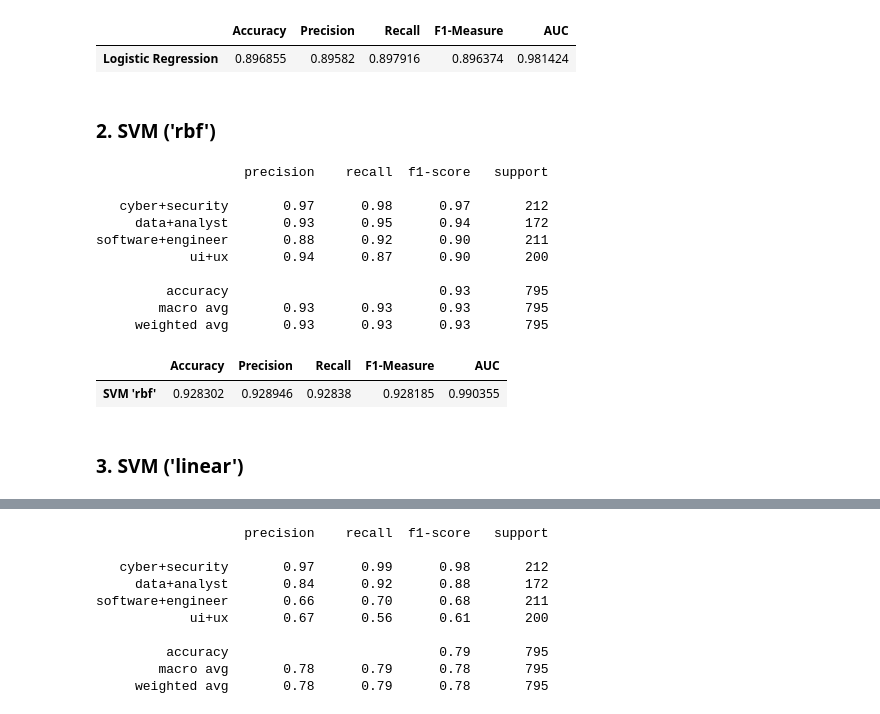
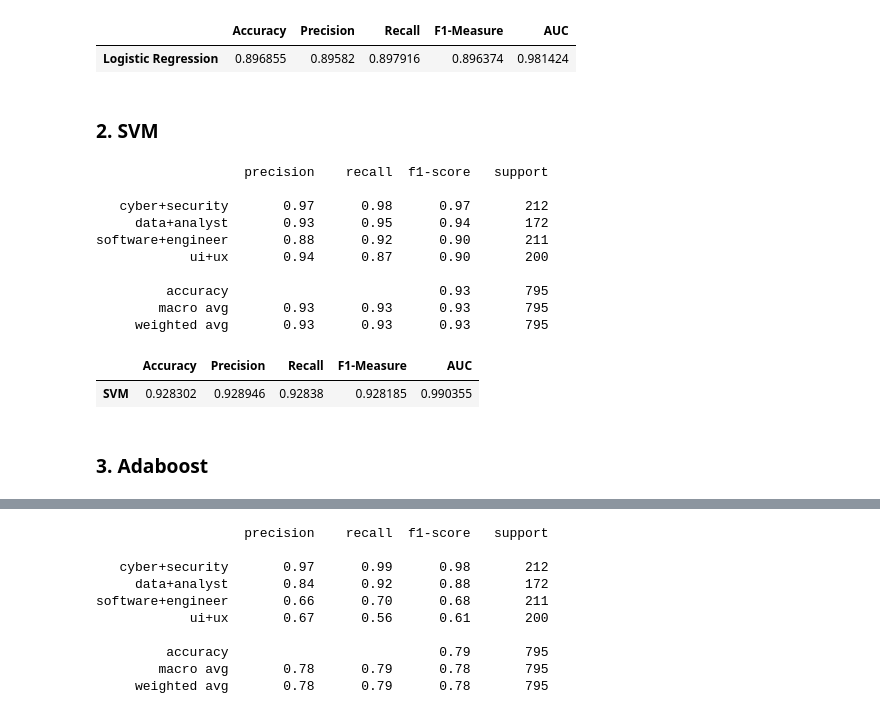
Before and after one commit to Geraldworks/BT4222, a Jupyter notebook: traditional_models_bag_difficult.ipynb, the cells around one changed output, grey strips where cells are left out. Saved outputs shown, nothing was run; the diff lists cells and outputs as text; code cells hidden in the pictures.

```diff
--- a/traditional_models_bag_difficult.ipynb
+++ b/traditional_models_bag_difficult.ipynb
@@ -97,34 +94,34 @@ software+engineer       0.86      0.84      0.85       211
 |  | Accuracy | Precision | Recall | F1-Measure | AUC |
 | Logistic Regression | 0.896855 | 0.89582 | 0.897916 | 0.896374 | 0.981424 |
 # %% [markdown]
-### 2. SVM ('rbf')
+### 2. SVM
 # %%
 svm_model = SVC(random_state = 0, kernel = "rbf", probability = True)
 svm_model.fit(X_train, y_train_encoded)
 
 svm_model_y_pred = svm_model.predict(X_test)
 svm_model_y_pred_prob = svm_model.predict_proba(X_test)
 
 print(classification_report(y_test_encoded, svm_model_y_pred, target_names = label_encoder.classes_))
 svm_accuracy = accuracy_score(y_test_encoded, svm_model_y_pred)
 svm_precision = precision_score(y_test_encoded, svm_model_y_pred, average = "macro")
 svm_recall = recall_score(y_test_encoded, svm_model_y_pred, average = "macro")
 svm_f1 = f1_score(y_test_encoded, svm_model_y_pred, average = "macro")
 svm_auc = roc_auc_score(y_test_encoded, svm_model_y_pred_prob, multi_class = "ovo")
 svm_metrics = [svm_accuracy, svm_precision, svm_recall, svm_f1, svm_auc]
-pd.DataFrame(svm_metrics, index = ["Accuracy", "Precision", "Recall", "F1-Measure", "AUC"], columns = ["SVM 'rbf'"]).T
+pd.DataFrame(svm_metrics, index = ["Accuracy", "Precision", "Recall", "F1-Measure", "AUC"], columns = ["SVM"]).T
 # %% [output]
                    precision    recall  f1-score   support
 
    cyber+security       0.97      0.98      0.97       212
      data+analyst       0.93      0.95      0.94       172
 software+engineer       0.88      0.92      0.90       211
             ui+ux       0.94      0.87      0.90       200
 
          accuracy                           0.93       795
         macro avg       0.93      0.93      0.93       795
      weighted avg       0.93      0.93      0.93       795
 |  | Accuracy | Precision | Recall | F1-Measure | AUC |
-| SVM 'rbf' | 0.928302 | 0.928946 | 0.92838 | 0.928185 | 0.990355 |
+| SVM | 0.928302 | 0.928946 | 0.92838 | 0.928185 | 0.990355 |
 # %% [markdown]
-### 3. SVM ('linear')
+### 3. Adaboost
```
Also changed, not shown: parts of 8 cells of this notebook, 3 other files.
